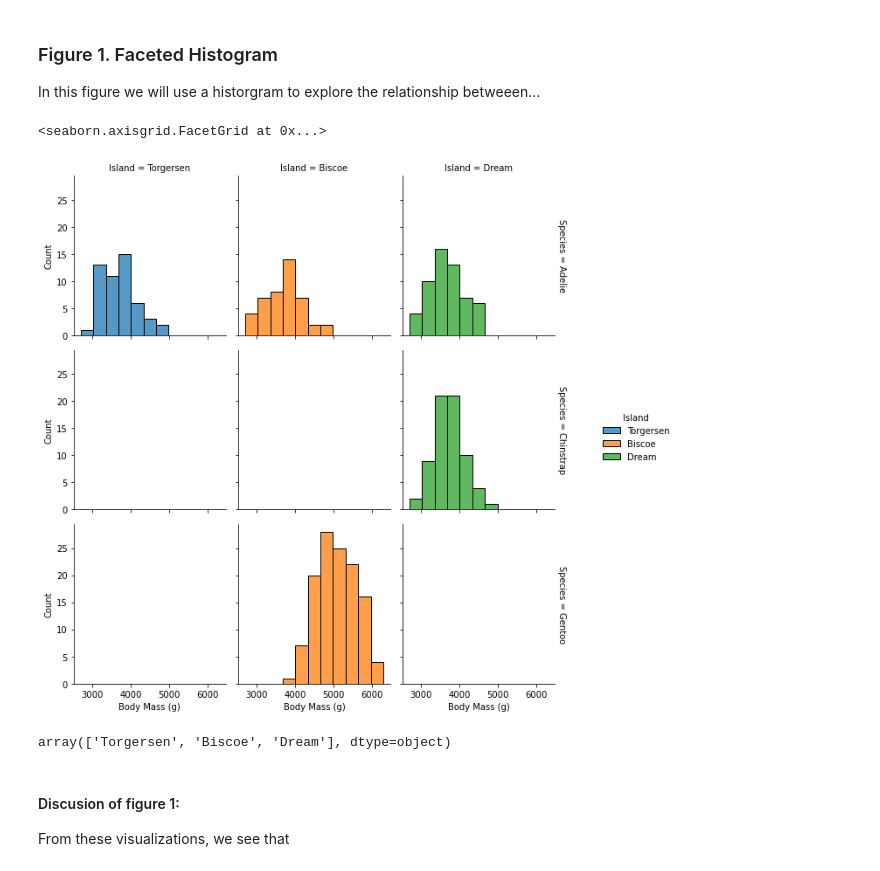
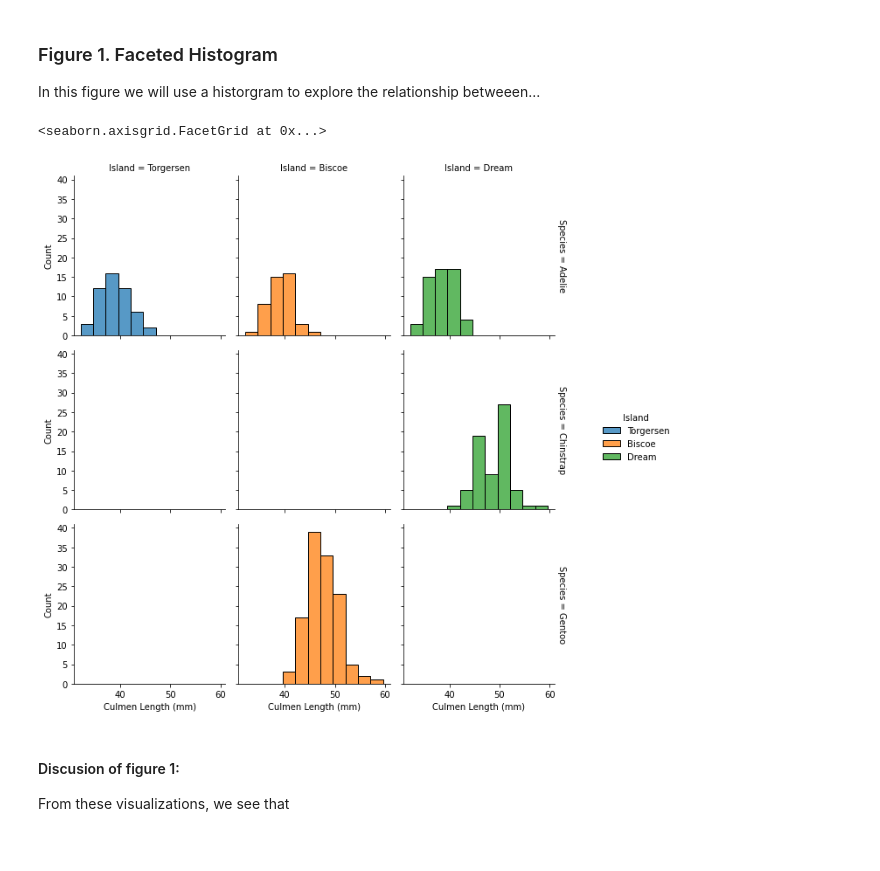
Before and after one commit to rainbowschubert/Palmer-Penguins-Analysis, a Jupyter notebook: 2A11-Penguins Group Project (1).ipynb, the cells around one changed output. Drawn from its saved outputs; the diff is of its cells as text; code cells hidden in the pictures.

```diff
--- a/2A11-Penguins Group Project (1).ipynb
+++ b/2A11-Penguins Group Project (1).ipynb
@@ -75,17 +74,13 @@ In this figure we will use a historgram to explore the relationship betweeen...
 # %%
 #histogram, body mass of each penguin grouped by island and species
 penguins["Species"] = penguins["Species"].str.split().str.get(0)
 sns.displot(
-    penguins, x="Body Mass (g)", col="Island", row="Species", hue = "Island", facet_kws=dict(margin_titles=True),
+    penguins, x="Culmen Length (mm)", col="Island", row="Species", hue = "Island", facet_kws=dict(margin_titles=True),
     height = 3
 )
 # %% [output]
 <seaborn.axisgrid.FacetGrid at 0x...>
-[figure, old version]
+[figure, new version]
-# %%
-Islands
-# %% [output]
-array(['Torgersen', 'Biscoe', 'Dream'], dtype=object)
 # %% [markdown]
 #### Discusion of figure 1:
 
```
Also changed, not shown: parts of 4 cells of this notebook.
